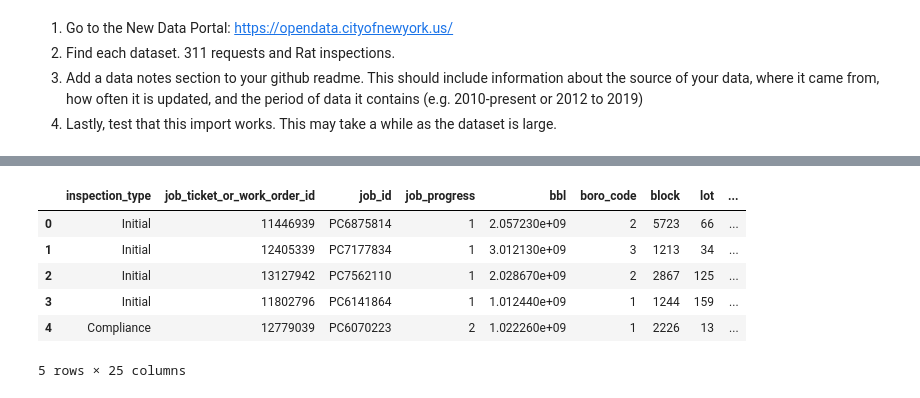
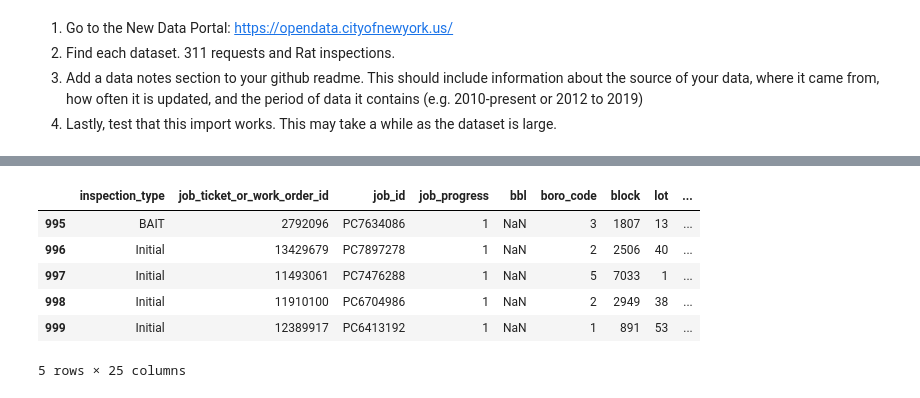
Before and after one commit to SLCongdon/Group-3---RATZ, a Jupyter notebook: notebook/Group_3_Homework9.ipynb, the cells around one changed output, grey strips where cells are left out. Cells and saved outputs as stored; diff of their text form; code cells hidden in the pictures.

```diff
--- a/notebook/Group_3_Homework9.ipynb
+++ b/notebook/Group_3_Homework9.ipynb
@@ -52,13 +62,13 @@ rodent_inspections.head()
 5 rows × 25 columns
 # %%
-rodent_inspections.head()
+rodent_inspections.tail()
 # %% [output]
 |  | inspection_type | job_ticket_or_work_order_id | job_id | job_progress | bbl | boro_code | block | lot | ... |
-| 0 | Initial | 11446939 | PC6875814 | 1 | 2.057230e+09 | 2 | 5723 | 66 | ... |
-| 1 | Initial | 12405339 | PC7177834 | 1 | 3.012130e+09 | 3 | 1213 | 34 | ... |
-| 2 | Initial | 13127942 | PC7562110 | 1 | 2.028670e+09 | 2 | 2867 | 125 | ... |
-| 3 | Initial | 11802796 | PC6141864 | 1 | 1.012440e+09 | 1 | 1244 | 159 | ... |
-| 4 | Compliance | 12779039 | PC6070223 | 2 | 1.022260e+09 | 1 | 2226 | 13 | ... |
+| 995 | BAIT | 2792096 | PC7634086 | 1 | NaN | 3 | 1807 | 13 | ... |
+| 996 | Initial | 13429679 | PC7897278 | 1 | NaN | 2 | 2506 | 40 | ... |
+| 997 | Initial | 11493061 | PC7476288 | 1 | NaN | 5 | 7033 | 1 | ... |
+| 998 | Initial | 11910100 | PC6704986 | 1 | NaN | 2 | 2949 | 38 | ... |
+| 999 | Initial | 12389917 | PC6413192 | 1 | NaN | 1 | 891 | 53 | ... |
 5 rows × 25 columns
 # %%
 rodent_inspections.sample(2)
```
Also changed, not shown: parts of 8 cells of this notebook.
